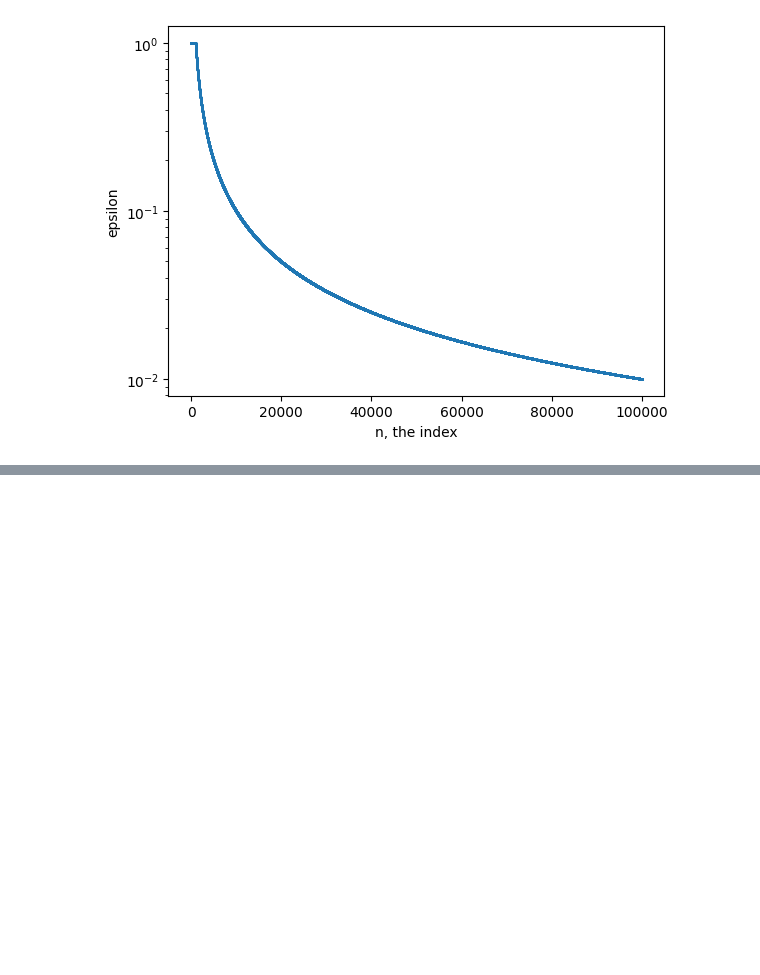
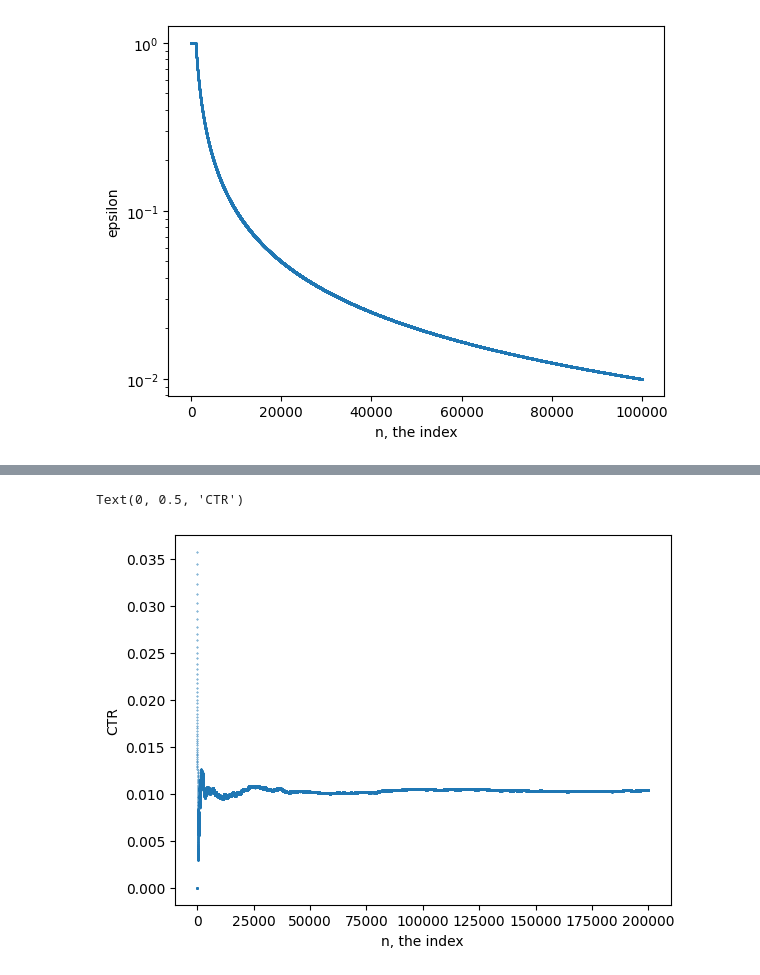
Before and after one commit to EricRobertCampbell/experimentation-for-engineers-notes, a Jupyter notebook: chapter03-multiArmedBandits.ipynb, the cells around one changed output, grey strips where cells are left out. Drawn from its saved outputs; the diff is of its cells as text; code cells hidden in the pictures; blank space fills up the shorter version.

```diff
--- a/chapter03-multiArmedBandits.ipynb
+++ b/chapter03-multiArmedBandits.ipynb
@@ -482,0 +575,11 @@ Note that this stopped after 100 000, below the recommended one of about 200 000
+# %%
+ctr_vs_n, arms_selected = epsilon_greedy_decay_multi()
+# %%
+# plot ctr vs. n
+fig, ax = plt.subplots()
+ax.scatter(range(len(ctr_vs_n)), ctr_vs_n, s=0.5, marker='.')
+ax.set_xlabel(f'n, the index')
+ax.set_ylabel(f'CTR')
+# %% [output]
+Text(0, 0.5, 'CTR')
+[figure, added]
```
Also changed, not shown: parts of 11 cells of this notebook.
